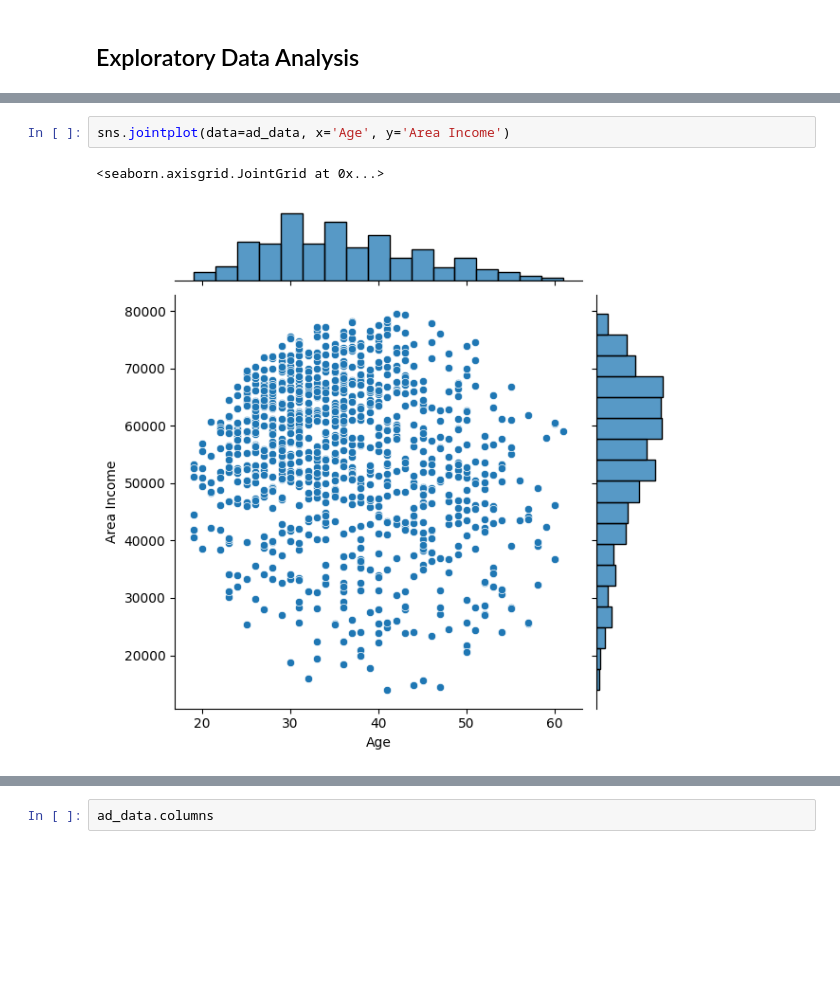
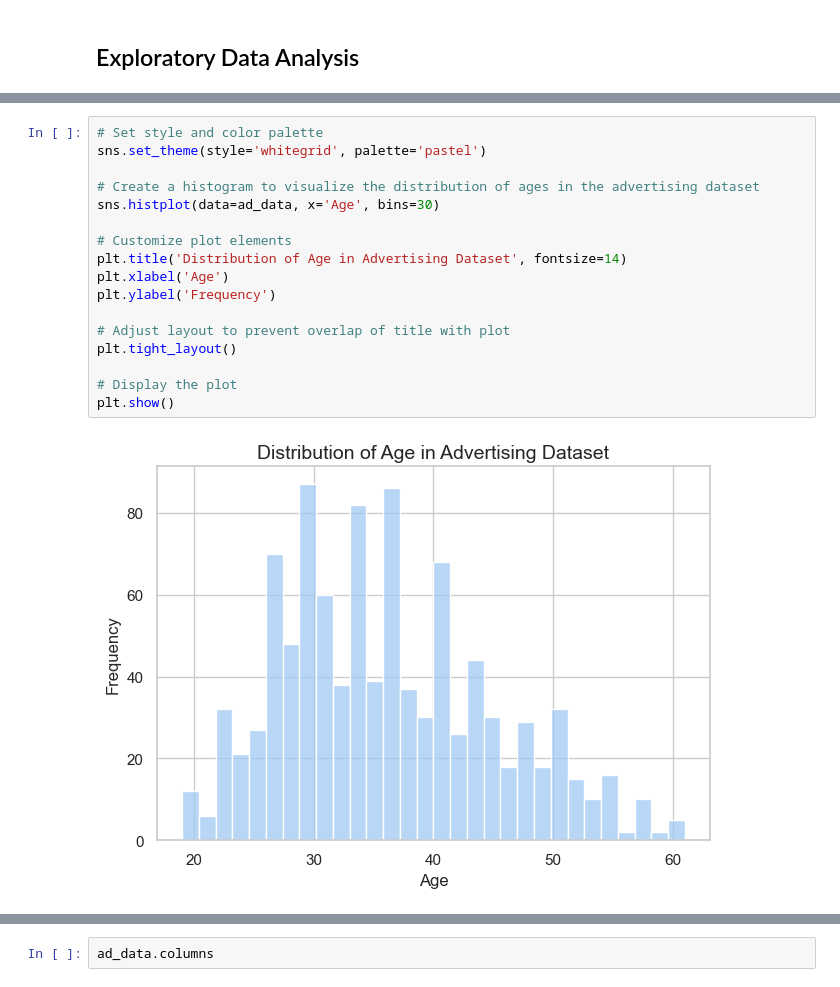
Before and after one commit to LouMeziere/Logistic-Regression-Project, a Jupyter notebook: 02-Logistic Regression Project.ipynb, the cells around one changed output, grey strips where cells are left out. Saved outputs shown, nothing was run; the diff lists cells and outputs as text; blank space fills up the shorter version.

```diff
--- a/02-Logistic Regression Project.ipynb
+++ b/02-Logistic Regression Project.ipynb
@@ -64,5 +75,19 @@ sns.histplot(data=ad_data, x='Age', bins=30)
-# %%
-sns.jointplot(data=ad_data, x='Age', y='Area Income')
-# %% [output]
-<seaborn.axisgrid.JointGrid at 0x...>
-[figure, removed]
+# %%
+# Set style and color palette
+sns.set_theme(style='whitegrid', palette='pastel')
+
+# Create a histogram to visualize the distribution of ages in the advertising dataset
+sns.histplot(data=ad_data, x='Age', bins=30)
+
+# Customize plot elements
+plt.title('Distribution of Age in Advertising Dataset', fontsize=14)
+plt.xlabel('Age')
+plt.ylabel('Frequency')
+
+# Adjust layout to prevent overlap of title with plot
+plt.tight_layout()
+
+# Display the plot
+plt.show()
+# %% [output]
+[figure, added]
```
Also changed, not shown: parts of 23 cells of this notebook.
